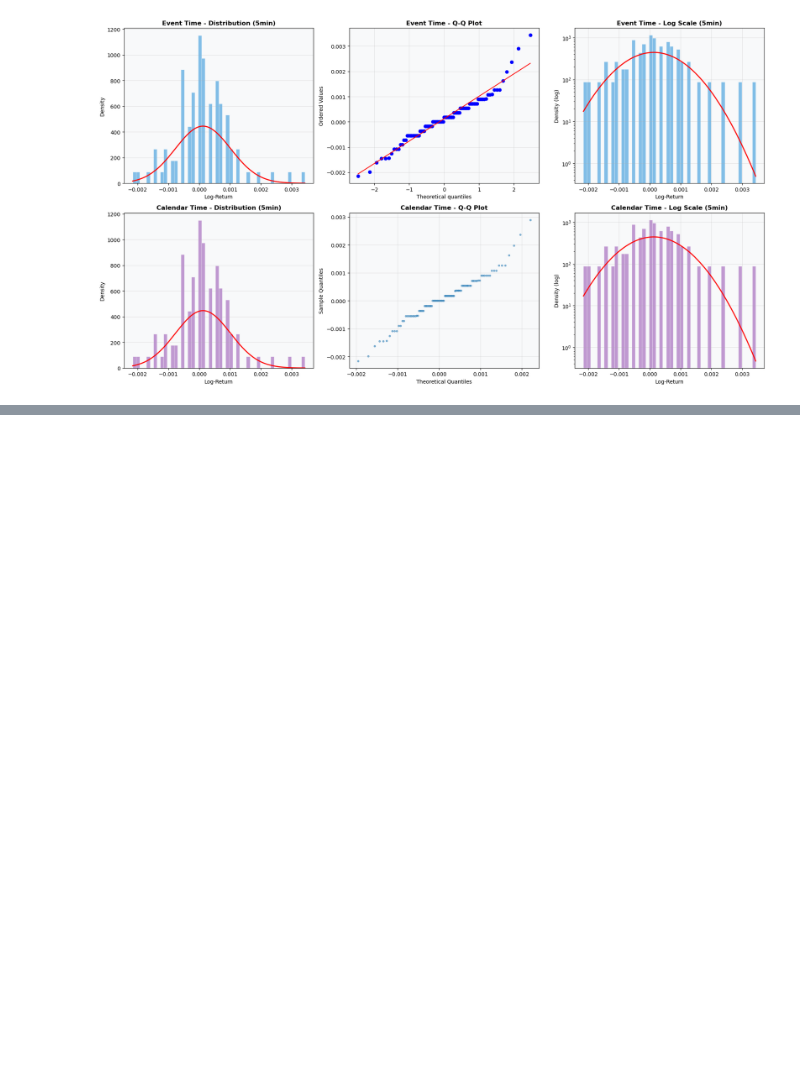
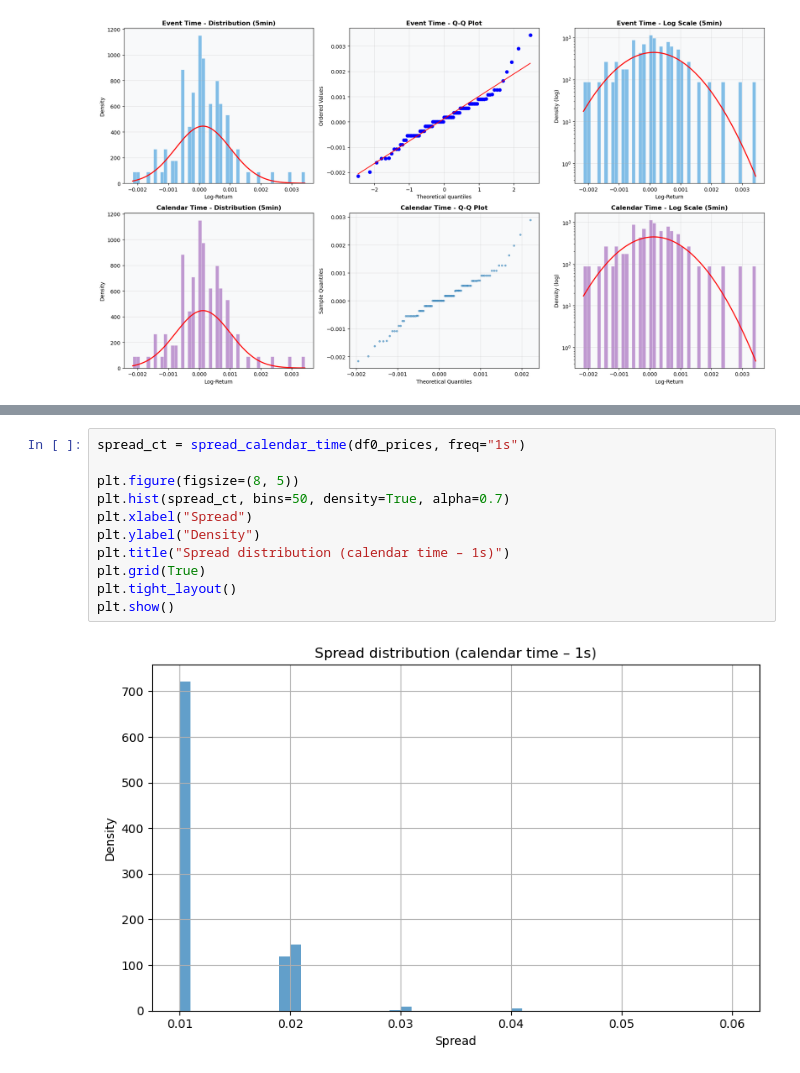
Before and after one commit to Guillaume-melis/HFT_Labs, a Jupyter notebook: DHF_Lab1_Melis_Boro_Rousseau.ipynb, the cells around one changed output, grey strips where cells are left out. Saved outputs shown, nothing was run; the diff lists cells and outputs as text; blank space fills up the shorter version.

```diff
--- a/DHF_Lab1_Melis_Boro_Rousseau.ipynb
+++ b/DHF_Lab1_Melis_Boro_Rousseau.ipynb
@@ -1160,0 +1473,13 @@ plt.show()
+# %%
+spread_ct = spread_calendar_time(df0_prices, freq="1s")
+
+plt.figure(figsize=(8, 5))
+plt.hist(spread_ct, bins=50, density=True, alpha=0.7)
+plt.xlabel("Spread")
+plt.ylabel("Density")
+plt.title("Spread distribution (calendar time – 1s)")
+plt.grid(True)
+plt.tight_layout()
+plt.show()
+# %% [output]
+[figure, added]
```
Also changed, not shown: parts of 34 cells of this notebook.
